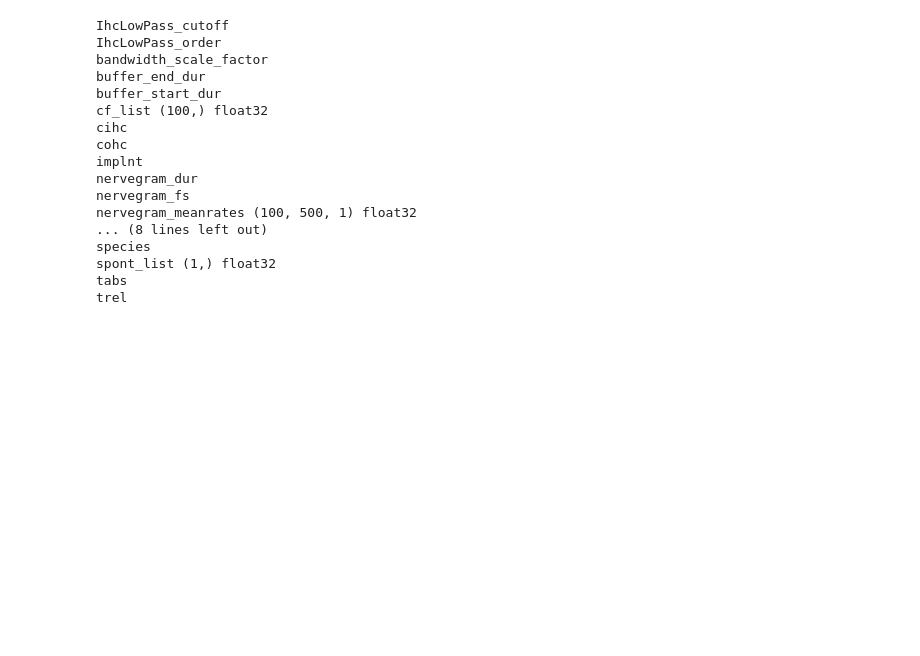
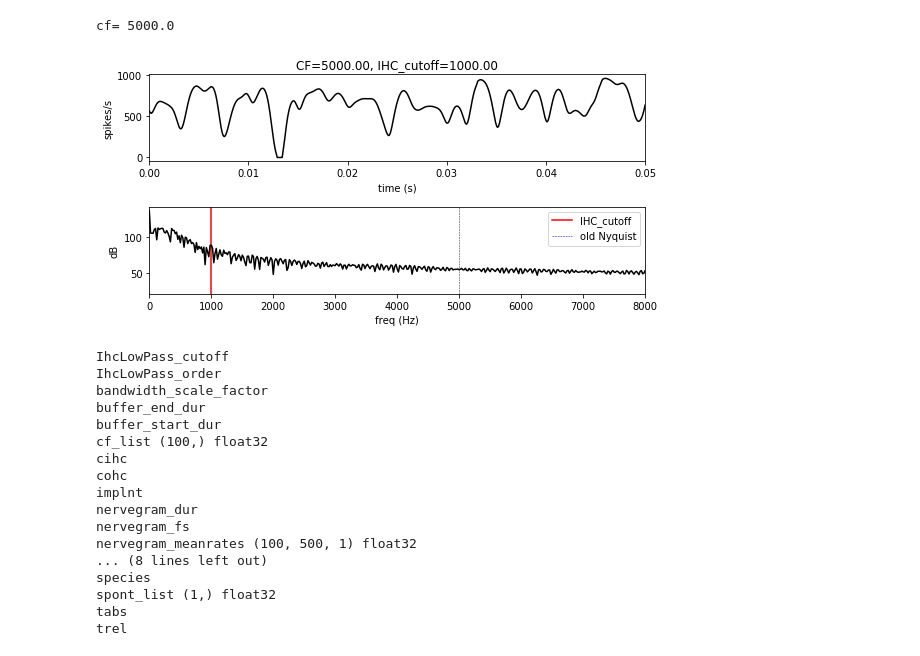
Before and after one commit to msaddler/bez2018model, a Jupyter notebook: notebook_debug_bez2018model.ipynb, the cells around one changed output. Saved outputs shown, nothing was run; the diff lists cells and outputs as text; code cells hidden in the pictures; blank space fills up the shorter version.

```diff
--- a/notebook_debug_bez2018model.ipynb
+++ b/notebook_debug_bez2018model.ipynb
@@ -300,34 +160,37 @@ mr = out_dict['meanrates']
 freq = out_dict['cf_list']
 pin_fs = out_dict['pin_fs']
 
 fidx = 0
 print('cf=', freq[fidx])
 
 mr_trace = mr[fidx, :, 0]
 mr_time = np.arange(0, mr.shape[1]) / mr_fs
 
-fxx, pxx = dataset_util.power_spectrum(mr_trace, mr_fs)
+fxx, pxx = util_stimuli.power_spectrum(mr_trace, mr_fs)
 
 
 fig, ax = plt.subplots(nrows=2, ncols=1, figsize=(8, 4))
 ax[0].plot(mr_time, mr_trace, color='k')
 ax[0].set_xlim([mr_time[0], mr_time[-1]])
 ax[0].set_ylabel('spikes/s')
 ax[0].set_xlabel('time (s)')
 ax[0].set_title('CF={:.2f}, IHC_cutoff={:.2f}'.format(freq[fidx], IHC_cutoff))
 
 
 ax[1].axvline(IHC_cutoff, color='r', label='IHC_cutoff')
 ax[1].axvline(5000, color='b', ls='--', lw=0.5, label='old Nyquist')
 ax[1].plot(fxx, pxx, color='k')
 ax[1].legend(loc='upper right')
 
 ax[1].set_xlim([0, 8e3])
 ax[1].set_ylabel('dB')
 ax[1].set_xlabel('freq (Hz)')
 
 plt.tight_layout()
 plt.show()
+# %% [output]
+cf= 5000.0
+[figure, added]
 # %%
 import numpy as np
 
```
Also changed, not shown: parts of 15 cells of this notebook, 1 other file.
